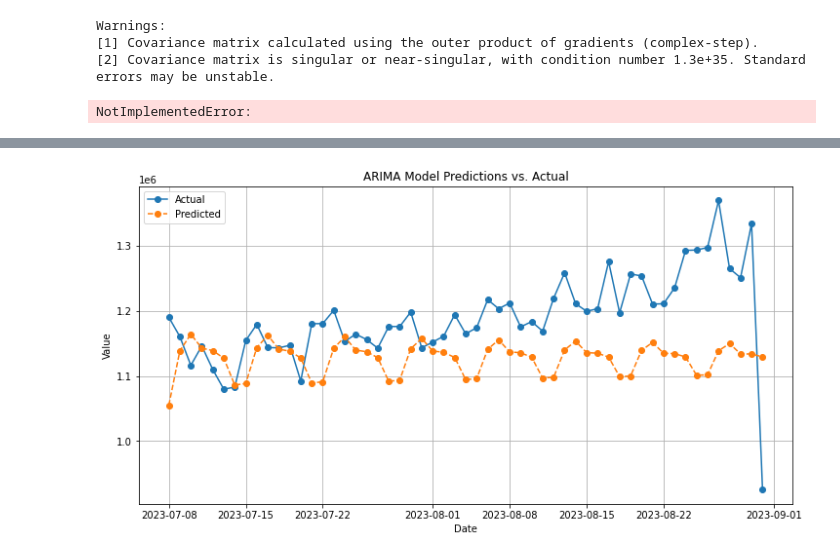
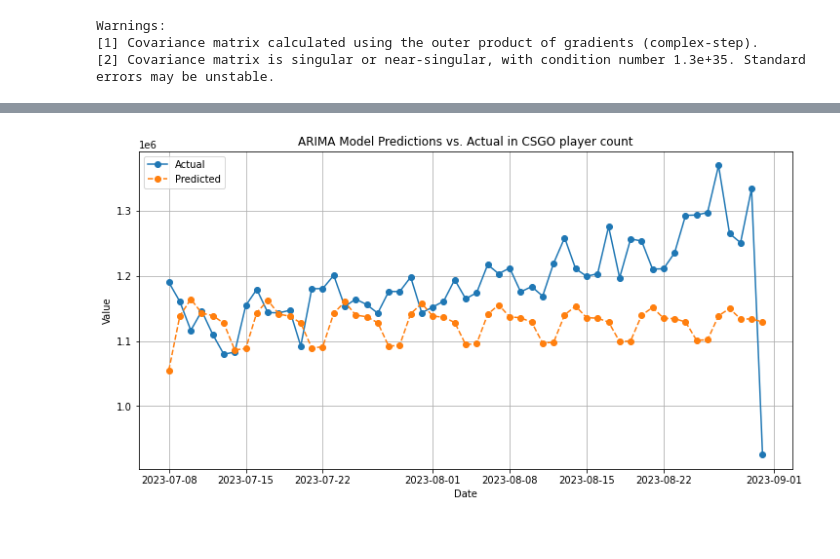
Before and after one commit to darrenxx3/csgo-countplayer, a Jupyter notebook: code.ipynb, the cells around one changed output, grey strips where cells are left out. Saved outputs shown, nothing was run; the diff lists cells and outputs as text; code cells hidden in the pictures.

```diff
--- a/code.ipynb
+++ b/code.ipynb
@@ -421,15 +423,13 @@ Warnings:
 [1] Covariance matrix calculated using the outer product of gradients (complex-step).
 [2] Covariance matrix is singular or near-singular, with condition number 1.3e+35. Standard errors may be unstable.
 # %%
-start = len(train)
-end=len(train)+len(test)-1
-params = results.params
-pred=model.predict(start=start, end=end,typ="levels", params=params)
-print(pred)
-pred.index=csdf.index[start:end+1]
-print(pred)
+# start = len(train)
+# end=len(train)+len(test)-1
+# params = results.params
+# pred=model.predict(start=start, end=end,typ="levels", params=params)
+# print(pred)
+# pred.index=csdf.index[start:end+1]
+# print(pred)
-# %% [output]
-NotImplementedError:
 # %%
 start=len(train)
 end = len(train) + len(test) - 1
@@ -466,18 +466,18 @@ future_pred = results.forecast(steps=len(future_dates))
 # %%
 import matplotlib.pyplot as plt
 
 # Assuming you have the actual values in 'test' and 'pred' contains the point forecasts
 plt.figure(figsize=(12, 6))
 plt.plot(test.index, test, label='Actual', marker='o')
 plt.plot(test.index, pred, label='Predicted', linestyle='--', marker='o')
 plt.xlabel('Date')
 plt.ylabel('Value')
-plt.title('ARIMA Model Predictions vs. Actual')
+plt.title('ARIMA Model Predictions vs. Actual in CSGO player count')
 plt.legend()
 plt.grid(True)
 plt.show()
 # %% [output]
-[figure, old version]
+[figure, new version]
 # %%
 import matplotlib.pyplot as plt
 
```
Also changed, not shown: parts of 2 cells of this notebook.
